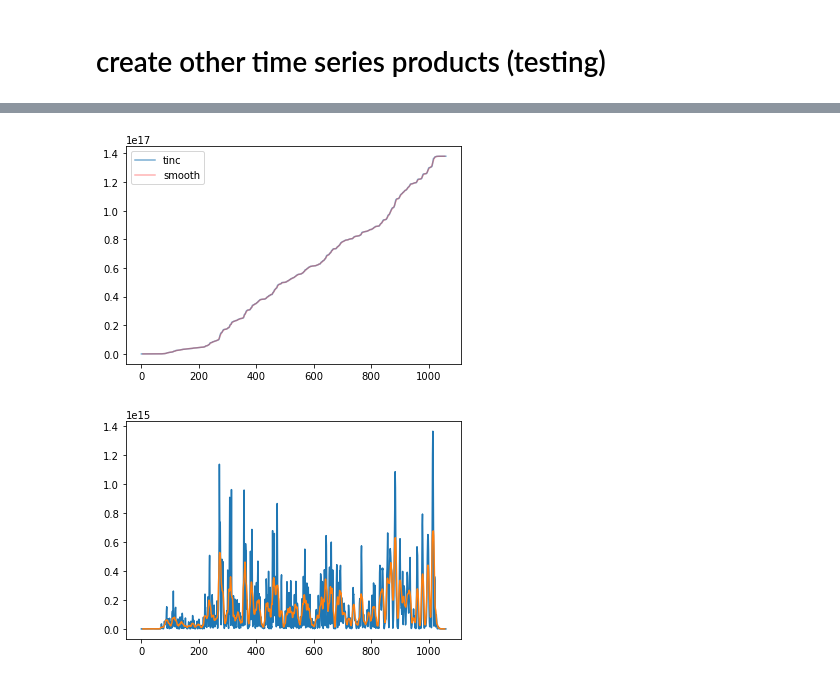
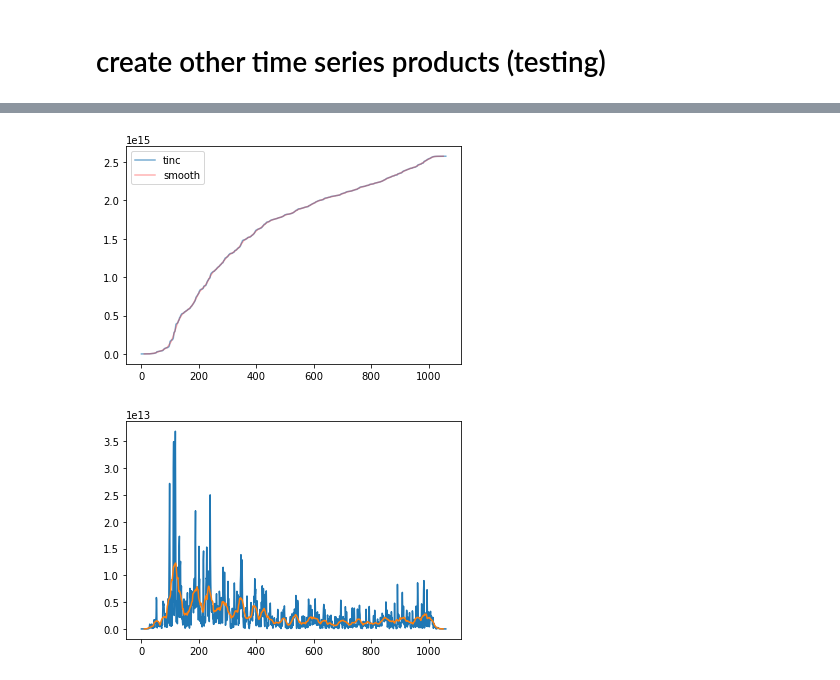
Before and after one commit to avnewman/rtergpy, a Jupyter notebook: notebooks/automated_run_SouthSandwich.ipynb, the cells around one changed output, grey strips where cells are left out. Cells and saved outputs as stored; diff of their text form; code cells hidden in the pictures.

```diff
--- a/notebooks/automated_run_SouthSandwich.ipynb
+++ b/notebooks/automated_run_SouthSandwich.ipynb
@@ -23,8 +23,9 @@ Event.focmech=[106, 26, 56] # phi,delta,lmbda
 # nearer stations more contaminated
 Defaults.waveparams[1][1]=1000 # =postPtime
 Defaults.stationrange=[50,80]  # reducing later phase contamination
+Defaults.smoothkern=20
 
-src2ergs(Defaults=Defaults,Event=Event)  # need to export run output in a coherent way
+src2ergs(Defaults=Defaults, Event=Event)  # need to export run output in a coherent way
 # %% [output]
 20210812TT
 Loading locally stored waveforms
@@ -92,0 +312,2 @@ tr2.spectrogram(log=True)
+# %%
+EBB,EHF,Emd =ErgsFromWaves(st,Defaults=Defaults, Event=Event)
@@ -101,20 +345,20 @@ Etincplot(EBB,EHF,EBBmd,EHFmd,trdf,ntr=5)
 # %%
 # create smoothed and 1st derivative products
-kern=10
-ntr=20
+kern=20
+ntr=0
 #smoothed=eEtinc_BB["CU.ANWB.00.BHZ"].rolling(kern,win_type='gaussian',center=True, closed='both').mean(std=kern/2)#.round(kern*2)
-EBBsmooth=EBB.rolling(kern,win_type='gaussian',center=True, closed='both').mean(std=kern/2)
-dEdtBB=EBB.diff()
-dEdtBBsmooth=EBBsmooth.diff()
+EHFsmooth=EHF.rolling(kern,win_type='gaussian',center=True, closed='both').mean(std=kern/2)
+dEdtHF=EHF.diff()
+dEdtHFsmooth=EHFsmooth.diff()
 #EtincBBsmooth["CU.ANWB.00.BHZ"].plot()
-EBB.iloc[:,ntr].plot(alpha=0.6,label="tinc")
-EBBsmooth.iloc[:,ntr].plot(alpha=0.3,color='red',label="smooth")
+EHF.iloc[:,ntr].plot(alpha=0.6,label="tinc")
+EHFsmooth.iloc[:,ntr].plot(alpha=0.3,color='red',label="smooth")
 plt.legend()
 plt.show()
-dEdtBB.iloc[:,ntr].plot()
-dEdtBBsmooth.iloc[:,ntr].plot()
+dEdtHF.iloc[:,ntr].plot()
+dEdtHFsmooth.iloc[:,ntr].plot()
 #smoothed.plot()
 plt.show()
 # %% [output]
-[figure, old version]
+[figure, new version]
-[figure, old version]
+[figure, new version]
```
Also changed, not shown: parts of 16 cells of this notebook, 6 other files.
